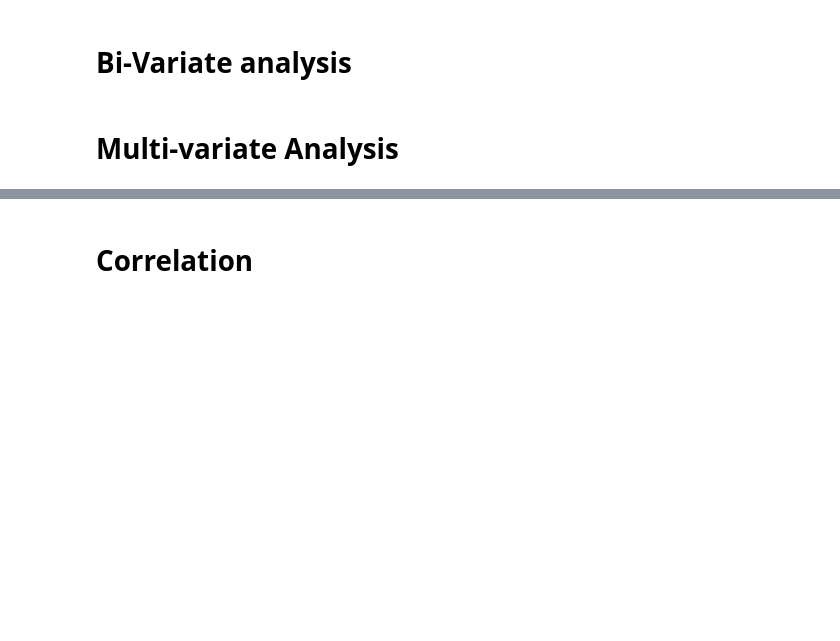
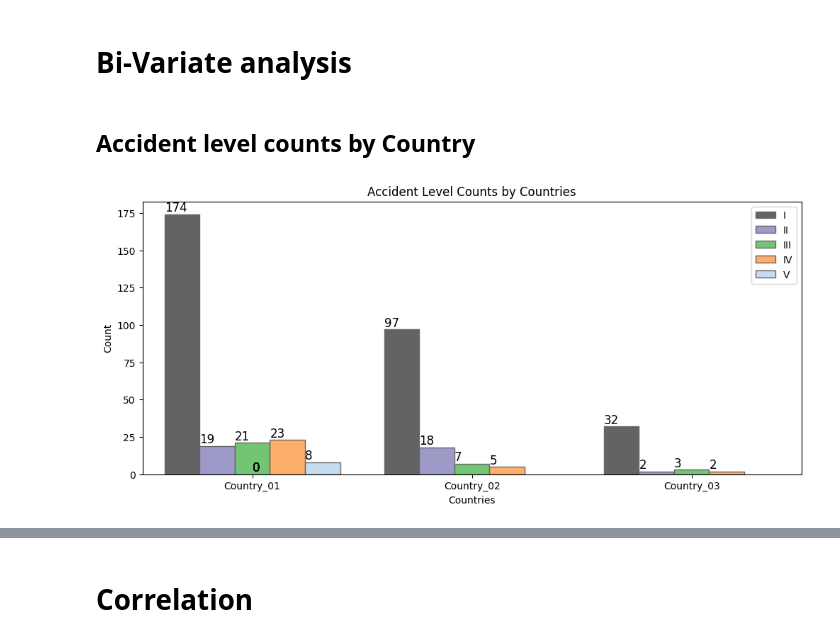
Before and after one commit to nairrajiv/nlpchatbot, a Jupyter notebook: NLP_Chatbot_Gr3.ipynb, the cells around one changed output, grey strips where cells are left out. Cells and saved outputs as stored; diff of their text form; code cells hidden in the pictures; blank space fills up the shorter version.

```diff
--- a/NLP_Chatbot_Gr3.ipynb
+++ b/NLP_Chatbot_Gr3.ipynb
@@ -425,5 +425,36 @@ plt.show()
 4. Several risks like **fall prevention** and **suspended loads** emphasize areas that need targeted safety interventions.
 # %% [markdown]
 # Bi-Variate analysis
-# %% [markdown]
-# Multi-variate Analysis
+# %%
+# Creating a function to make bivariate plots for analysis
+
+def plot_count_with_hue(df, column, hue, figsize, palette, title='Count Plot'):
+    plt.figure(figsize=figsize)
+    ax = sns.countplot(
+        data=df,
+        x=column,
+        hue=df[hue],
+        hue_order=df[hue].value_counts().sort_index().index,
+        palette=palette,
+        edgecolor='.4',
+        saturation=1
+    )
+    for p in ax.patches:
+        ax.annotate(
+            '{:.0f}'.format(p.get_height()),
+            (p.get_x(), p.get_height()),
+            size=12,
+            xytext=(0, 3),
+            textcoords='offset points'
+        )
+
+    plt.title(title)
+    plt.ylabel('Count')
+    plt.legend(loc='upper right')
+    plt.show()
+# %% [markdown]
+## Accident level counts by Country
+# %%
+plot_count_with_hue(industry_df, 'Countries', 'Accident Level', figsize=(12, 5),palette='tab20c_r', title='Accident Level Counts by Countries')
+# %% [output]
+[figure, added]
```
Also changed, not shown: parts of 21 cells of this notebook.
